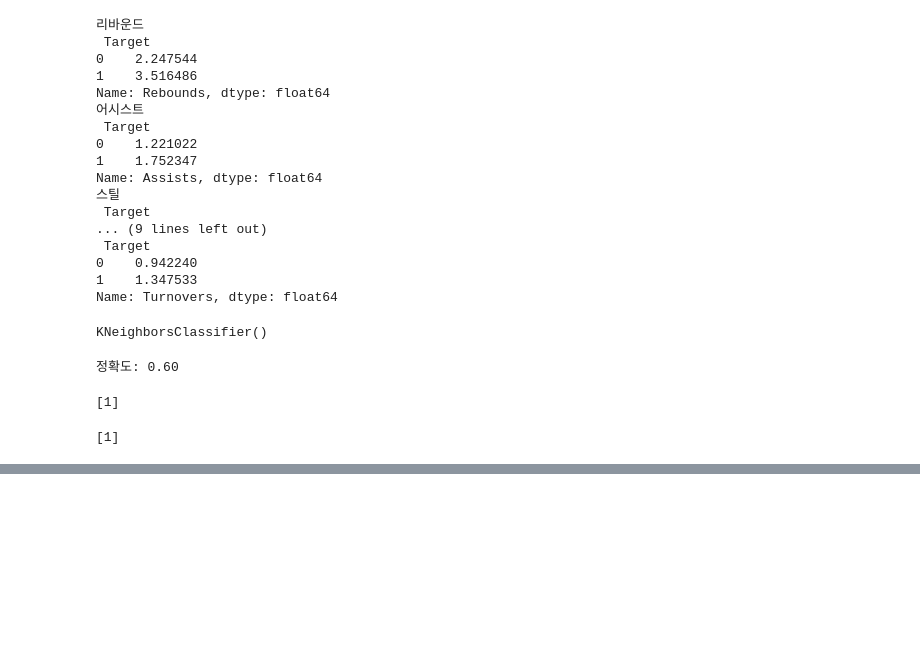
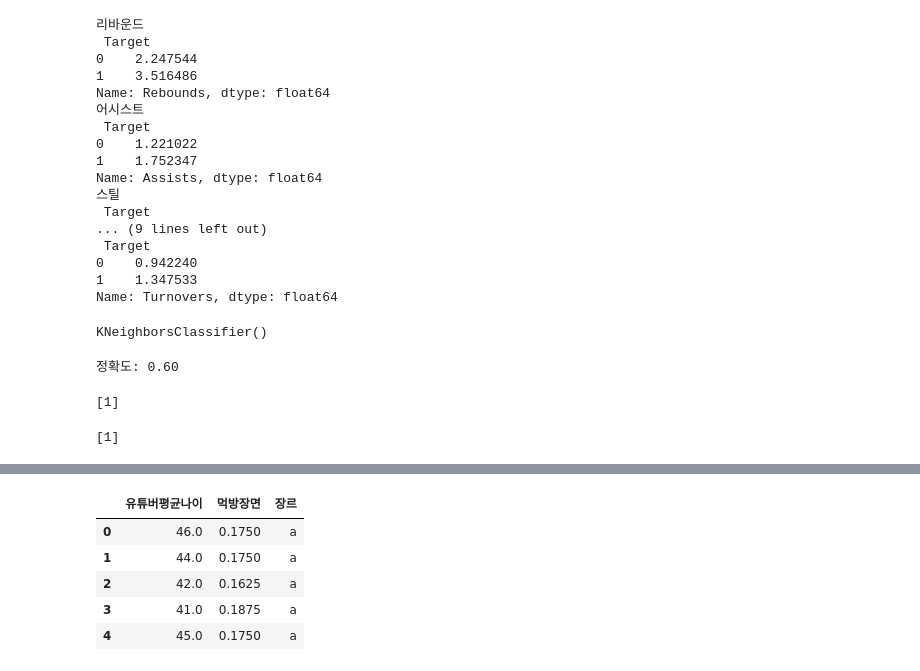
Before and after one commit to cyc20480/Data_Analysis_JBEDU, a Jupyter notebook: 080124_001.ipynb, the cells around one changed output, grey strips where cells are left out. Drawn from its saved outputs; the diff is of its cells as text; code cells hidden in the pictures; blank space fills up the shorter version.

```diff
--- a/080124_001.ipynb
+++ b/080124_001.ipynb
@@ -201,0 +243,9 @@ print(prediction)
+# %%
+df.head()
+# %% [output]
+|  | 유튜버평균나이 | 먹방장면 | 장르 |
+| 0 | 46.0 | 0.1750 | a |
+| 1 | 44.0 | 0.1750 | a |
+| 2 | 42.0 | 0.1625 | a |
+| 3 | 41.0 | 0.1875 | a |
+| 4 | 45.0 | 0.1750 | a |
```
Also changed, not shown: parts of 12 cells of this notebook.
